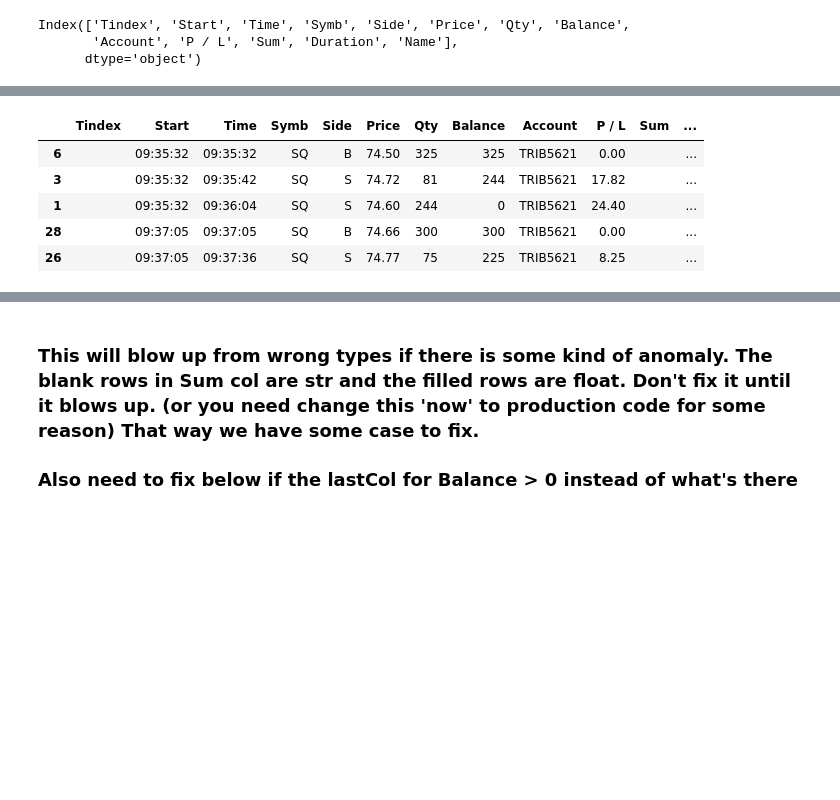
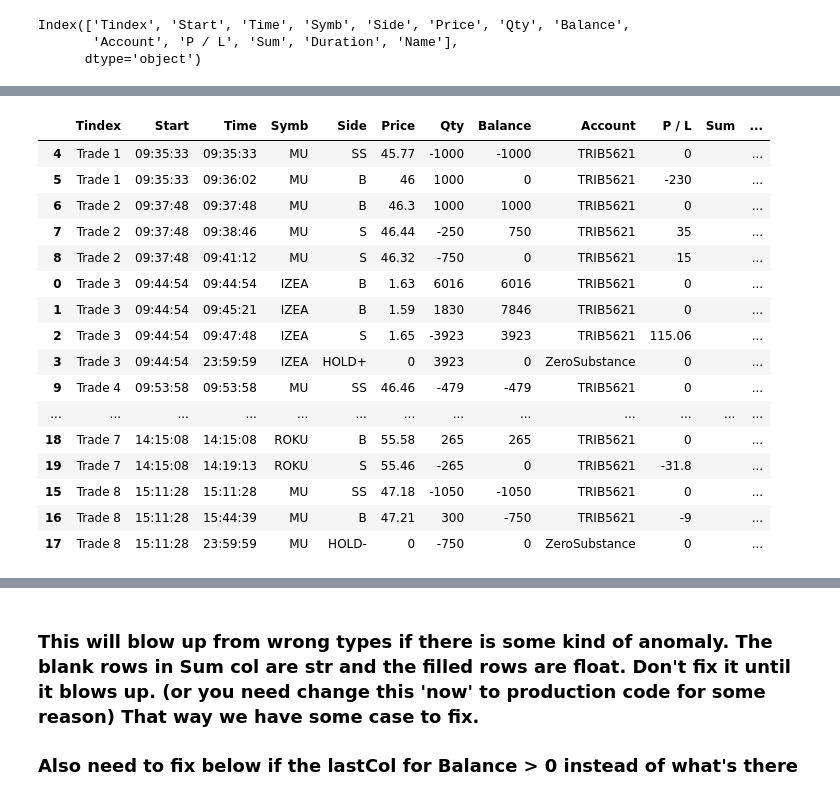
Before and after one commit to MikePia/structjour, a Jupyter notebook: trade.ipynb, the cells around one changed output, grey strips where cells are left out. Saved outputs shown, nothing was run; the diff lists cells and outputs as text; code cells hidden in the pictures; blank space fills up the shorter version.

```diff
--- a/trade.ipynb
+++ b/trade.ipynb
@@ -35,0 +285,2 @@ trades.sort_values('Time').head(10)
+# %%
+listdf = createDf(trades, 0)
@@ -37,10 +351,10 @@ trades.sort_values('Time').head(10)
 lbls = ['Tindex', 'Start', 'Time', 'Symb', 'Side', 'Price', 'Qty','Balance', 'Account', "P / L", 'Sum', 'Duration', 'Name']
 # %%
 for l in lbls :
-    if l not in trades.columns :
-        trades[l] = ''
+    if l not in listdf.columns :
+        listdf[l] = ''
 # trades.columns
-newTrades = trades[lbls]
+newTrades = listdf[lbls]
 newTrades.copy()
 newTrades.columns
 # %% [output]
@@ -103,0 +405,13 @@ nt
+# %%
+prevBal = 0
+for i, row in nt.iterrows():
+    qty = (nt.at[i,'Qty'])
+    if row['Side'].startswith("HOLD") :
+        print("got it at ", qty)
+        qty = qty * -1
+    newBalance = qty + prevBal
+
+    nt.at[i,'Balance'] = newBalance
+    prevBal = newBalance
+
+# nt
@@ -141,0 +476,19 @@ nt
+# %%
+#def addTradeindex
+TCount = 1
+prevEndTrade = -1
+
+for i, row in nt.iterrows():
+    if len(row['Symb']) < 1 :
+        break
+    tradeIndex = "Trade " + str(TCount)
+    if prevEndTrade == 0:
+        TCount = TCount + 1
+        prevEndTrade = -1
+    tradeIndex = "Trade " + str(TCount)
+    nt.at[i,'Tindex'] = tradeIndex
+    if row['Balance'] == 0 :
+        prevEndTrade = 0
+numTrades = TCount
+print(numTrades)
+nt
@@ -142,9 +514,20 @@ nt
 # %%
-nt.head()
+nt
 # %% [output]
 |  | Tindex | Start | Time | Symb | Side | Price | Qty | Balance | Account | P / L | Sum | ... |
-| 6 |  | 09:35:32 | 09:35:32 | SQ | B | 74.50 | 325 | 325 | TRIB5621 | 0.00 |  | ... |
-| 3 |  | 09:35:32 | 09:35:42 | SQ | S | 74.72 | 81 | 244 | TRIB5621 | 17.82 |  | ... |
-| 1 |  | 09:35:32 | 09:36:04 | SQ | S | 74.60 | 244 | 0 | TRIB5621 | 24.40 |  | ... |
-| 28 |  | 09:37:05 | 09:37:05 | SQ | B | 74.66 | 300 | 300 | TRIB5621 | 0.00 |  | ... |
-| 26 |  | 09:37:05 | 09:37:36 | SQ | S | 74.77 | 75 | 225 | TRIB5621 | 8.25 |  | ... |
+| 4 | Trade 1 | 09:35:33 | 09:35:33 | MU | SS | 45.77 | -1000 | -1000 | TRIB5621 | 0 |  | ... |
+| 5 | Trade 1 | 09:35:33 | 09:36:02 | MU | B | 46 | 1000 | 0 | TRIB5621 | -230 |  | ... |
+| 6 | Trade 2 | 09:37:48 | 09:37:48 | MU | B | 46.3 | 1000 | 1000 | TRIB5621 | 0 |  | ... |
+| 7 | Trade 2 | 09:37:48 | 09:38:46 | MU | S | 46.44 | -250 | 750 | TRIB5621 | 35 |  | ... |
+| 8 | Trade 2 | 09:37:48 | 09:41:12 | MU | S | 46.32 | -750 | 0 | TRIB5621 | 15 |  | ... |
+| 0 | Trade 3 | 09:44:54 | 09:44:54 | IZEA | B | 1.63 | 6016 | 6016 | TRIB5621 | 0 |  | ... |
+| 1 | Trade 3 | 09:44:54 | 09:45:21 | IZEA | B | 1.59 | 1830 | 7846 | TRIB5621 | 0 |  | ... |
+| 2 | Trade 3 | 09:44:54 | 09:47:48 | IZEA | S | 1.65 | -3923 | 3923 | TRIB5621 | 115.06 |  | ... |
+| 3 | Trade 3 | 09:44:54 | 23:59:59 | IZEA | HOLD+ | 0 | 3923 | 0 | ZeroSubstance | 0 |  | ... |
+| 9 | Trade 4 | 09:53:58 | 09:53:58 | MU | SS | 46.46 | -479 | -479 | TRIB5621 | 0 |  | ... |
+| ... | ... | ... | ... | ... | ... | ... | ... | ... | ... | ... | ... | ... |
+| 18 | Trade 7 | 14:15:08 | 14:15:08 | ROKU | B | 55.58 | 265 | 265 | TRIB5621 | 0 |  | ... |
+| 19 | Trade 7 | 14:15:08 | 14:19:13 | ROKU | S | 55.46 | -265 | 0 | TRIB5621 | -31.8 |  | ... |
+| 15 | Trade 8 | 15:11:28 | 15:11:28 | MU | SS | 47.18 | -1050 | -1050 | TRIB5621 | 0 |  | ... |
+| 16 | Trade 8 | 15:11:28 | 15:44:39 | MU | B | 47.21 | 300 | -750 | TRIB5621 | -9 |  | ... |
+| 17 | Trade 8 | 15:11:28 | 23:59:59 | MU | HOLD- | 0 | -750 | 0 | ZeroSubstance | 0 |  | ... |
```
Also changed, not shown: parts of 68 cells of this notebook.
